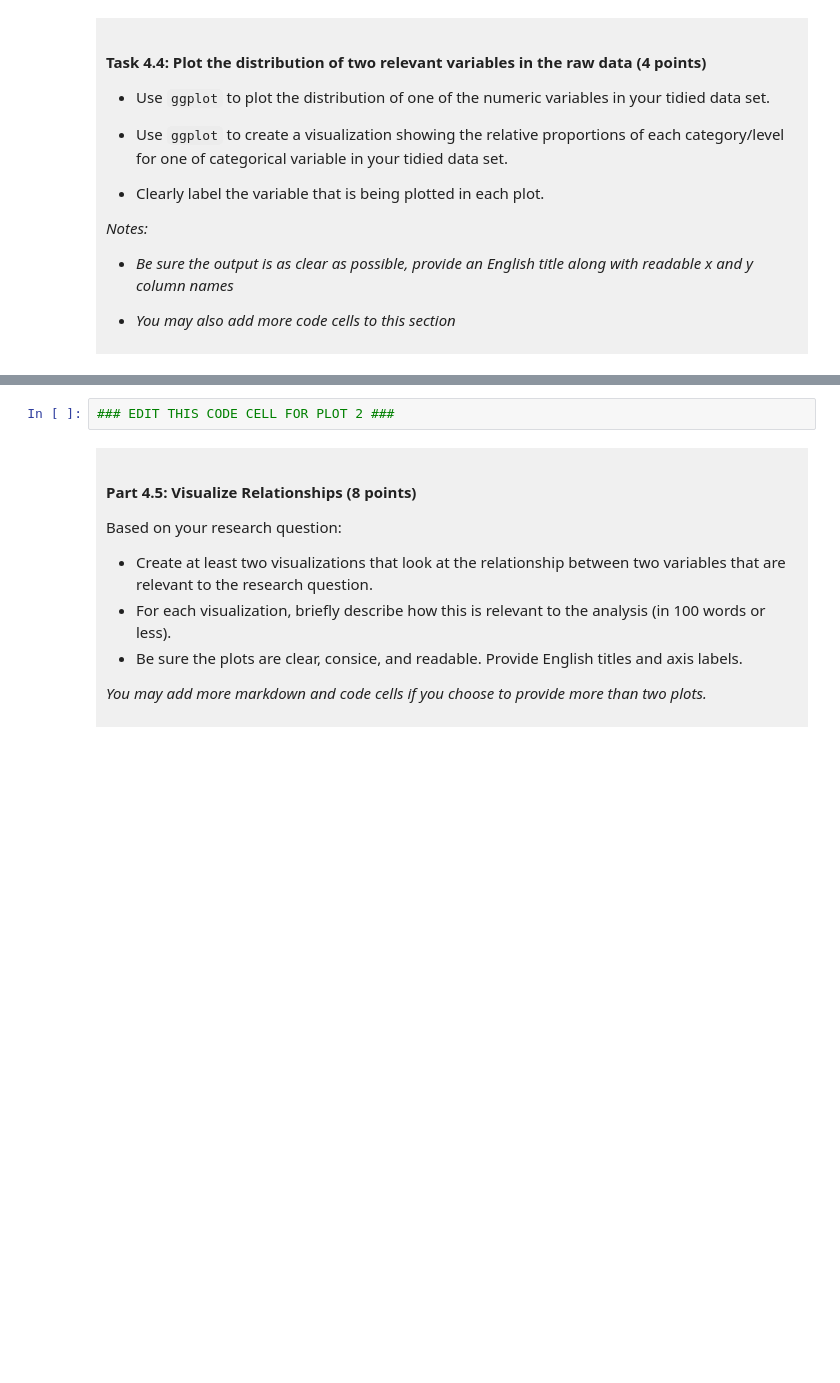
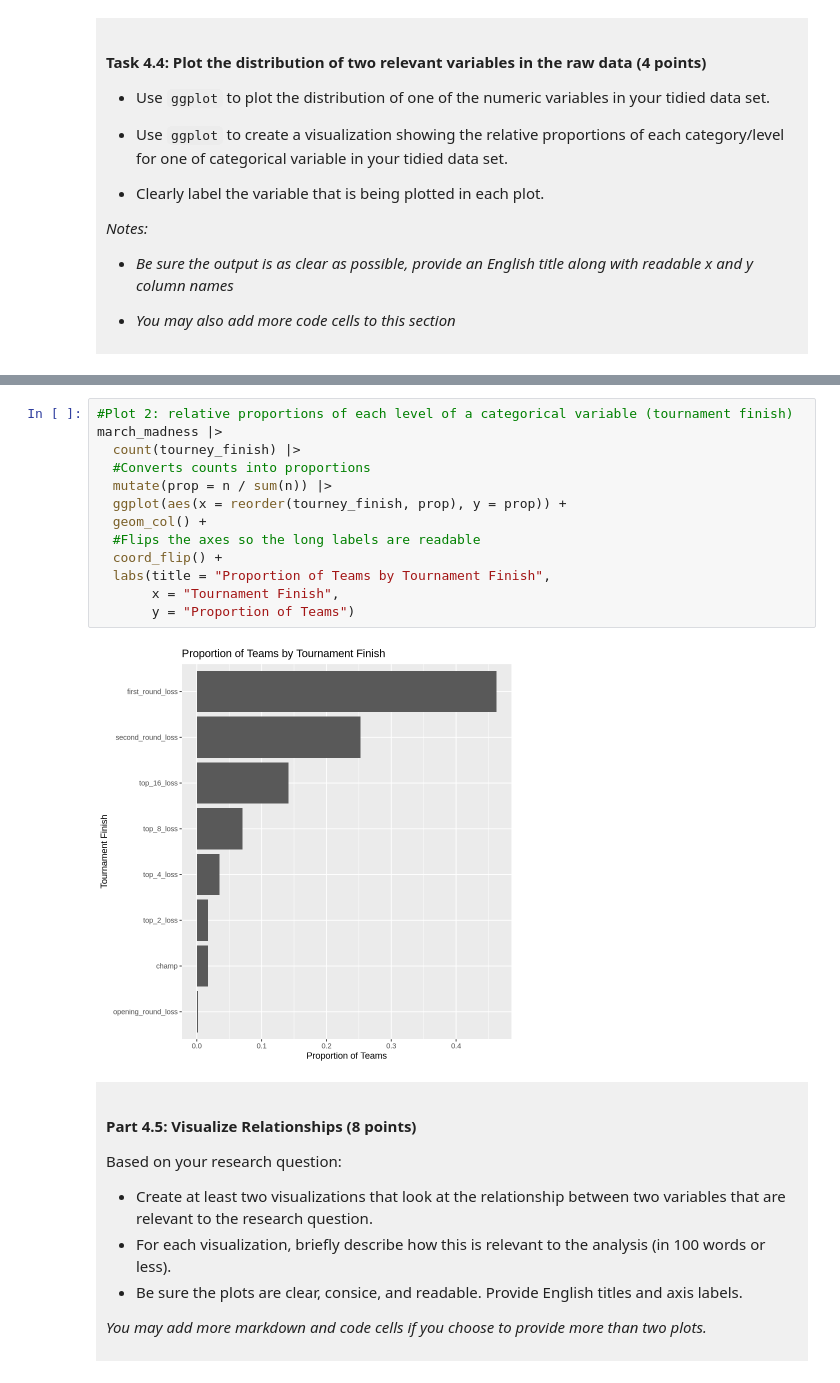
Before and after one commit to keviny41618/dsci-100-project-kevin-yin, a Jupyter notebook: dsci-100-project-notebook.ipynb, the cells around one changed output, grey strips where cells are left out. Cells and saved outputs as stored; diff of their text form; blank space fills up the shorter version.

```diff
--- a/dsci-100-project-notebook.ipynb
+++ b/dsci-100-project-notebook.ipynb
@@ -327,5 +400,18 @@ You will refine your research question (if needed) and produce a tidy data set.
 # %%
-### EDIT THIS CODE CELL FOR PLOT 2 ###
+#Plot 2: relative proportions of each level of a categorical variable (tournament finish)
+march_madness |>
+  count(tourney_finish) |>
+  #Converts counts into proportions
+  mutate(prop = n / sum(n)) |>
+  ggplot(aes(x = reorder(tourney_finish, prop), y = prop)) +
+  geom_col() +
+  #Flips the axes so the long labels are readable
+  coord_flip() +
+  labs(title = "Proportion of Teams by Tournament Finish",
+       x = "Tournament Finish",
+       y = "Proportion of Teams")
+# %% [output]
+[figure, added]
 # %% [markdown]
 <div style="background-color: #f0f0f0; padding: 10px;">
 
```
Also changed, not shown: parts of 9 cells of this notebook.
